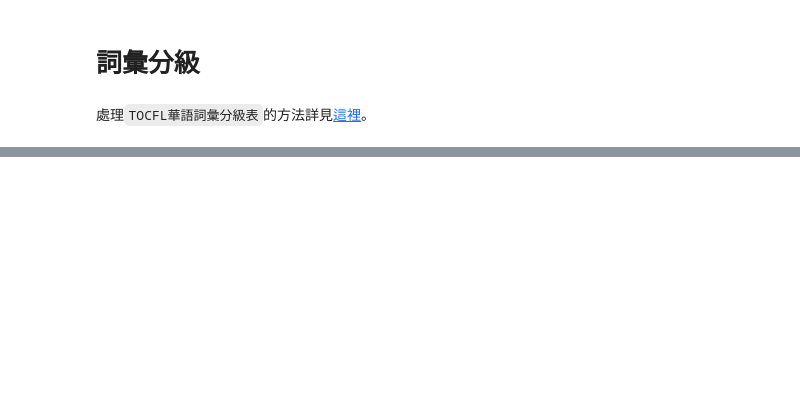
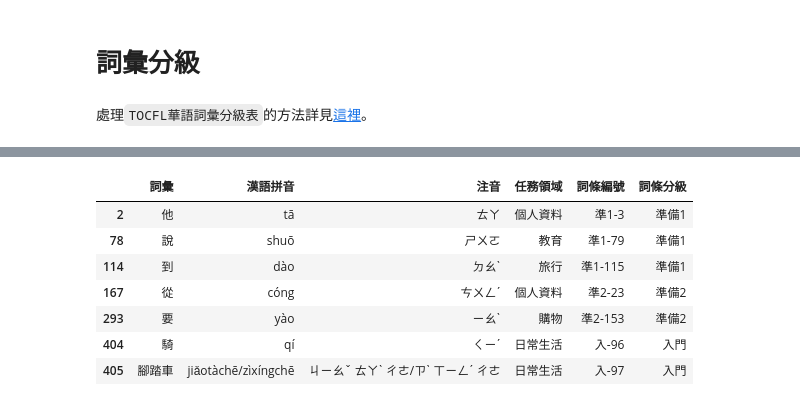
Before and after one commit to howard-haowen/NLP-demos, a Jupyter notebook: NQU_model_aided_lang_learning.ipynb, the cells around one changed output, grey strips where cells are left out. Saved outputs shown, nothing was run; the diff lists cells and outputs as text; code cells hidden in the pictures; blank space fills up the shorter version.

```diff
--- a/NQU_model_aided_lang_learning.ipynb
+++ b/NQU_model_aided_lang_learning.ipynb
@@ -263,0 +589,19 @@ fig
+# %%
+def show_word_levels(text):
+    doc = nlp(text)
+    tokens = [token.text for token in doc]
+    filter = wordlist['詞彙'].isin(tokens)
+    result = wordlist[filter]
+    return result
+# %%
+text = "阿伯說他要從台北騎腳踏車到高雄。"
+show_word_levels(text)
+# %% [output]
+|  | 詞彙 | 漢語拼音 | 注音 | 任務領域 | 詞條編號 | 詞條分級 |
+| 2 | 他 | tā | ㄊㄚ | 個人資料 | 準1-3 | 準備1 |
+| 78 | 說 | shuō | ㄕㄨㄛ | 教育 | 準1-79 | 準備1 |
+| 114 | 到 | dào | ㄉㄠˋ | 旅行 | 準1-115 | 準備1 |
+| 167 | 從 | cóng | ㄘㄨㄥˊ | 個人資料 | 準2-23 | 準備2 |
+| 293 | 要 | yào | ㄧㄠˋ | 購物 | 準2-153 | 準備2 |
+| 404 | 騎 | qí | ㄑㄧˊ | 日常生活 | 入-96 | 入門 |
+| 405 | 腳踏車 | jiǎotàchē/zìxíngchē | ㄐㄧㄠˇ ㄊㄚˋ ㄔㄜ/ㄗˋ ㄒㄧㄥˊ ㄔㄜ | 日常生活 | 入-97 | 入門 |
```
Also changed, not shown: parts of 93 cells of this notebook.
